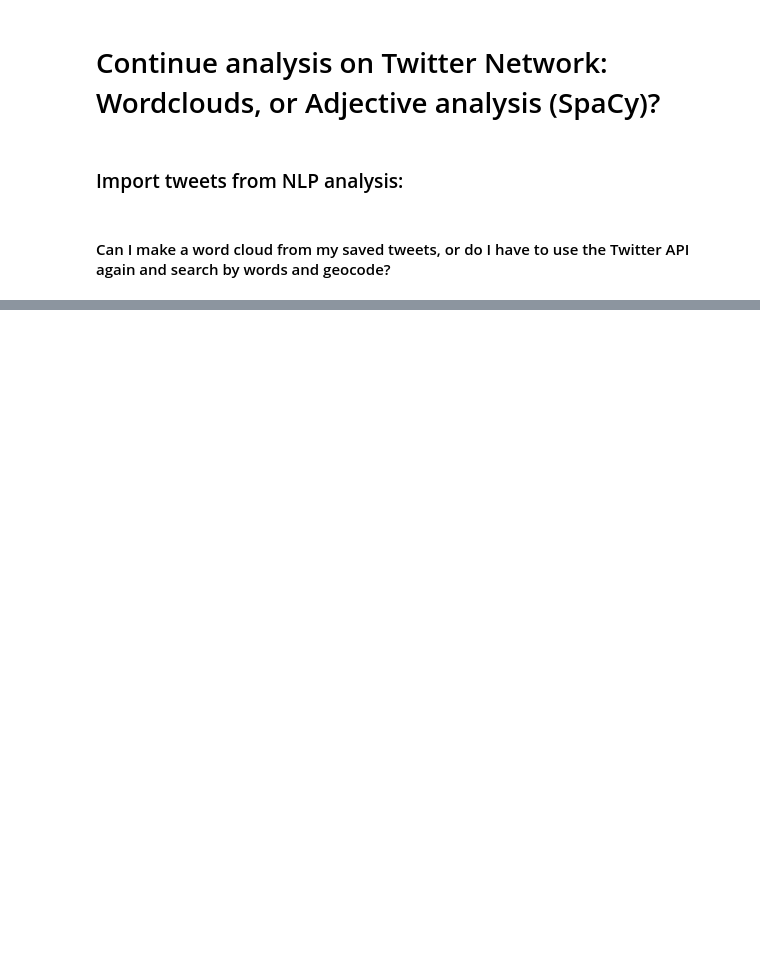
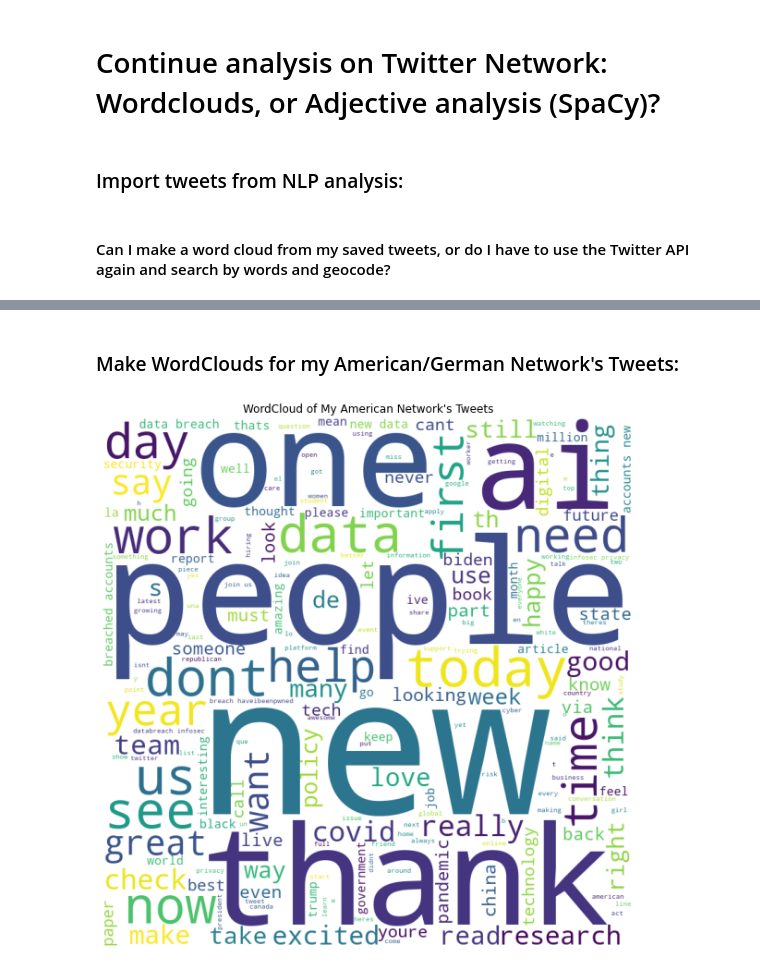
Before and after one commit to ksaslow/Ironhack-final-project, a Jupyter notebook: Twitter-Analysis-Wordclouds.ipynb, the cells around one changed output, grey strips where cells are left out. Cells and saved outputs as stored; diff of their text form; code cells hidden in the pictures; blank space fills up the shorter version.

Commit message:
wordclouds and spaCy analysis

```diff
--- a/Twitter-Analysis-Wordclouds.ipynb
+++ b/Twitter-Analysis-Wordclouds.ipynb
@@ -45,0 +80,49 @@ tweets_en.head()
+# %%
+stopwords_de_en = []
+stopwords_de_en.extend(lst_stopwords)
+stopwords_de_en.extend(stopset)
+# stopwords_de_en
+# %%
+# Can I somehow manually exclude words ['amp', 'mehr', 'u'] that were central in both clouds.
+exclude = ['amp', 'mehr', 'u']
+stopwords_de_en.extend(exclude)
+# %%
+stopwords_de_en = stopwords_de_en[1:]
+# stopwords_de_en
+# %% [markdown]
+### Make WordClouds for my American/German Network's Tweets:
+# %%
+# WordCloud of Tweets from my American Twitter Network:
+
+comment_words = ''
+stopwords = stopwords_de_en
+
+# iterate through USA dataframe:
+for val in tweets_USA['text']:
+
+
+    if val not in stopwords_de_en:
+        # make each value a string
+        val = str(val)
+
+        # split words
+        tokens = val.split()
+
+        comment_words += " ".join(tokens)+" "
+
+wordcloud_USA = WordCloud(width=800, height=800,
+                         background_color ='white',
+                         stopwords=stopwords,
+                         min_font_size=10).generate(comment_words)
+# %%
+# Plot USA wordcloud:
+
+plt.figure(figsize=(8,8), facecolor=None)
+plt.imshow(wordcloud_USA)
+plt.axis('off')
+plt.tight_layout(pad=0)
+plt.title("WordCloud of My American Network's Tweets")
+plt.savefig('My_American_Twitter_WordCloud.png')
+plt.show()
+# %% [output]
+[figure, added]
```
Also changed, not shown: parts of 53 cells of this notebook, 4 other files.
